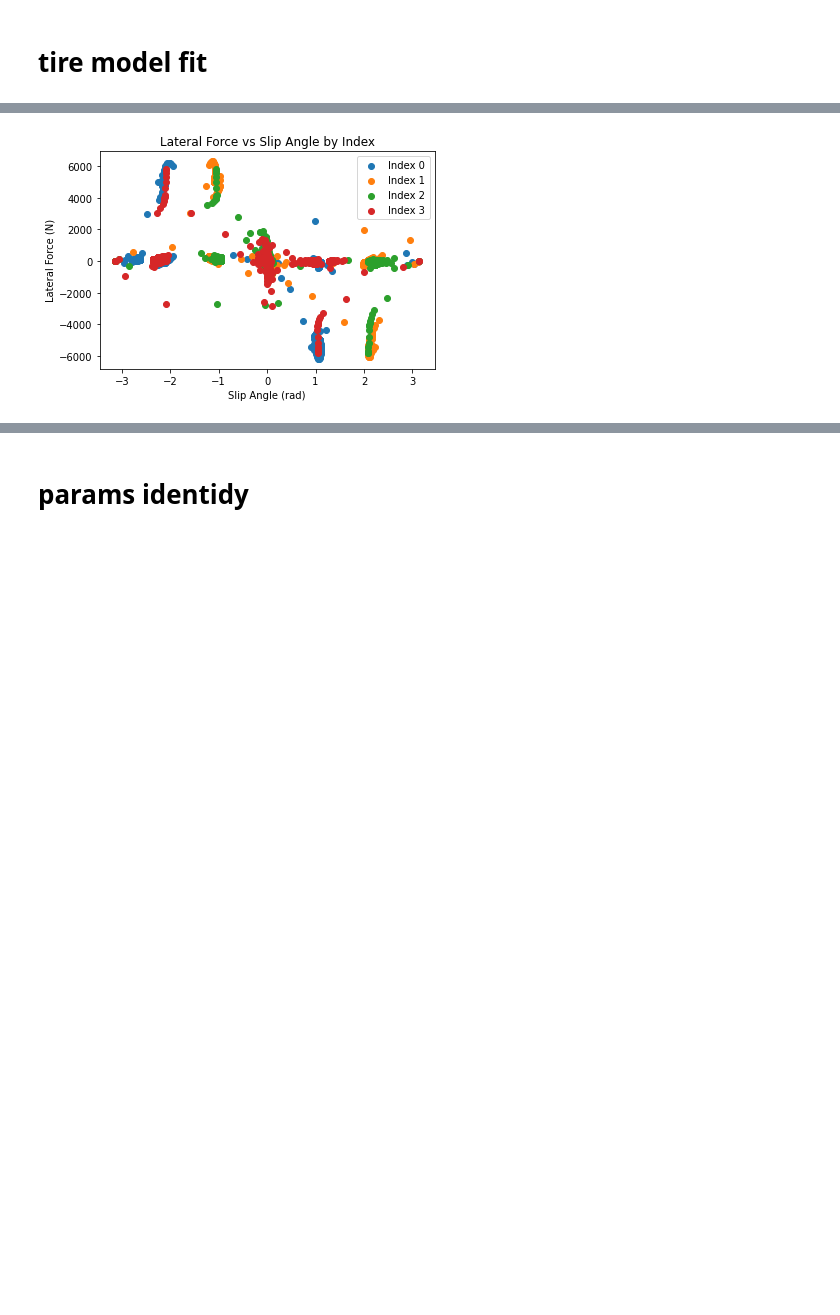
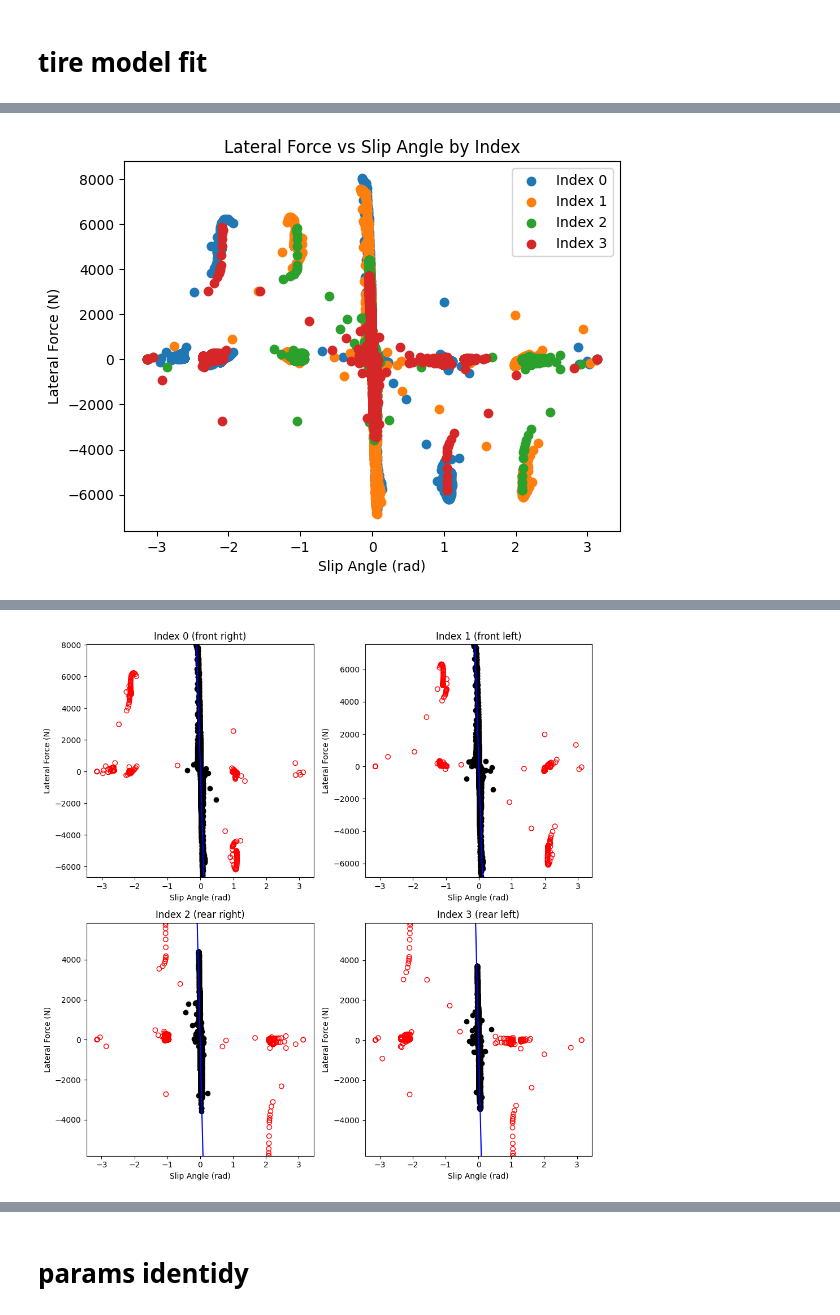
Before and after one commit to shiliu520/torcs-1.3.7, a Jupyter notebook: scr_client/params_identify_torcs.ipynb, the cells around one changed output, grey strips where cells are left out. Saved outputs shown, nothing was run; the diff lists cells and outputs as text; code cells hidden in the pictures; blank space fills up the shorter version.

```diff
--- a/scr_client/params_identify_torcs.ipynb
+++ b/scr_client/params_identify_torcs.ipynb
@@ -505,13 +528,13 @@ plot_vehicle_traj(response_log, vehicle_input, response_dyn = None, response_kin
 def wrap_angle(angle):
     return (angle + np.pi) % (2 * np.pi) - np.pi
 # %%
-input_file = "/ssd/open_source/torcs/torcs-1.3.7/scr_client/TireOutput.log"
+input_file = "TireOutput.log"
 pattern = "index: 0, Slip_Angle_rad: 0.0003817031, Lateral_Force_N: -3.8339279"
 log_data, log_time, log_key = parse_data(input_file, pattern)
-df_log = pd.DataFrame(log_data, columns=log_key)
-df_log.insert(0, 'log_time', log_time)
+df_tire = pd.DataFrame(log_data, columns=log_key)
+df_tire.insert(0, 'log_time', log_time)
 
 # 对 Slip_Angle_rad 列应用转换函数
-df_log['Slip_Angle_rad'] = df_log['Slip_Angle_rad'].apply(wrap_angle)
-df_log
+df_tire['Slip_Angle_rad'] = df_tire['Slip_Angle_rad'].apply(wrap_angle)
+df_tire
 # %% [output]
@@ -532,23 +554,80 @@ df_log
 # %%
-df_log['log_time'] = pd.to_datetime(df_log['log_time'])
+WHEEL_MAPPING = {
+    0: ('R1', 'front right'),
+    1: ('L1', 'front left'),
+    2: ('R2', 'rear right'),
+    3: ('L2', 'rear left')
+}
+
+df_tire['log_time'] = pd.to_datetime(df_tire['log_time'])
 time_threshold = pd.to_datetime('2025-04-05 15:45:25.0')
-df_log = df_log[df_log['log_time'] < time_threshold]
+# df_log = df_log[df_log['log_time'] < time_threshold]
 # 筛选出 index 为 1、2、3、4 的数据
 indices = [0, 1, 2, 3]
 for idx in indices:
-    subset = df_log[df_log['index'] == idx]
+    subset = df_tire[df_tire['index'] == idx]
     if not subset.empty:
         plt.scatter(subset['Slip_Angle_rad'], subset['Lateral_Force_N'], label=f'Index {idx}')
 
 # 设置图表标题和坐标轴标签
 plt.title('Lateral Force vs Slip Angle by Index')
 plt.xlabel('Slip Angle (rad)')
 plt.ylabel('Lateral Force (N)')
 
 # 显示图例
 plt.legend()
 
 # 显示图表
 plt.show()
+
+fig, axes = plt.subplots(2, 2, figsize=(10, 10))
+
+# 展平 axes 数组以便于遍历
+axes = axes.flatten()
+front_slope_sum = 0
+rear_slope_sum = 0
+for i, idx in enumerate(indices):
+    subset = df_tire[df_tire['index'] == idx]
+    if not subset.empty:
+        _, position = WHEEL_MAPPING[idx]
+        slip_angle = subset['Slip_Angle_rad']
+        lateral_force = subset['Lateral_Force_N']
+
+        # 根据 slip_angle 的绝对值大小筛选数据
+        mask_small = np.abs(slip_angle) < 0.5
+        mask_large = np.abs(slip_angle) >= 0.5
+        # 绘制绝对值小于 0.5rad 的数据点，用黑色实心点
+        axes[i].scatter(slip_angle[mask_small], lateral_force[mask_small], color='k', marker='o')
+        # 绘制绝对值大于等于 0.5rad 的数据点，用红色空心点
+        axes[i].scatter(slip_angle[mask_large], lateral_force[mask_large], color='r', marker='o', facecolors='none')
+
+        axes[i].set_title(f'Index {idx} ({position})')
+        axes[i].set_xlabel('Slip Angle (rad)')
+        axes[i].set_ylabel('Lateral Force (N)')
+
+        # 过原点直线拟合
+        slope = np.polyfit(slip_angle[mask_small], lateral_force[mask_small], 1, rcond=None, full=False, w=None, cov=False)[0]
+        print(f"Index {position} 的拟合斜率为: {slope}")
+
+        # 绘制拟合直线
+        x_fit = np.linspace(min(slip_angle[mask_small]), max(slip_angle[mask_small]), 100)
+        y_fit = slope * x_fit
+        axes[i].plot(x_fit, y_fit, color='b')
+        axes[i].set_ylim((min(lateral_force), max(lateral_force)))
+
+        # 计算前后轮斜率和
+        if 'front' in position:
+            front_slope_sum += slope
+        else:
+            rear_slope_sum += slope
+
+print(f"两个前轮的斜率和为: {front_slope_sum}")
+print(f"两个后轮的斜率和为: {rear_slope_sum}")
+
+# 调整子图之间的间距
+plt.tight_layout()
+
+# 显示图表
+plt.show()
 # %% [output]
-[figure, old version]
+[figure, new version]
@@ -555,3 +640,4 @@ plt.show()
+[figure, added]
 # %%
 #define FRNT_RGT	0	/**< front right */
 #define FRNT_LFT	1	/**< front left */
```
Also changed, not shown: parts of 19 cells of this notebook.
